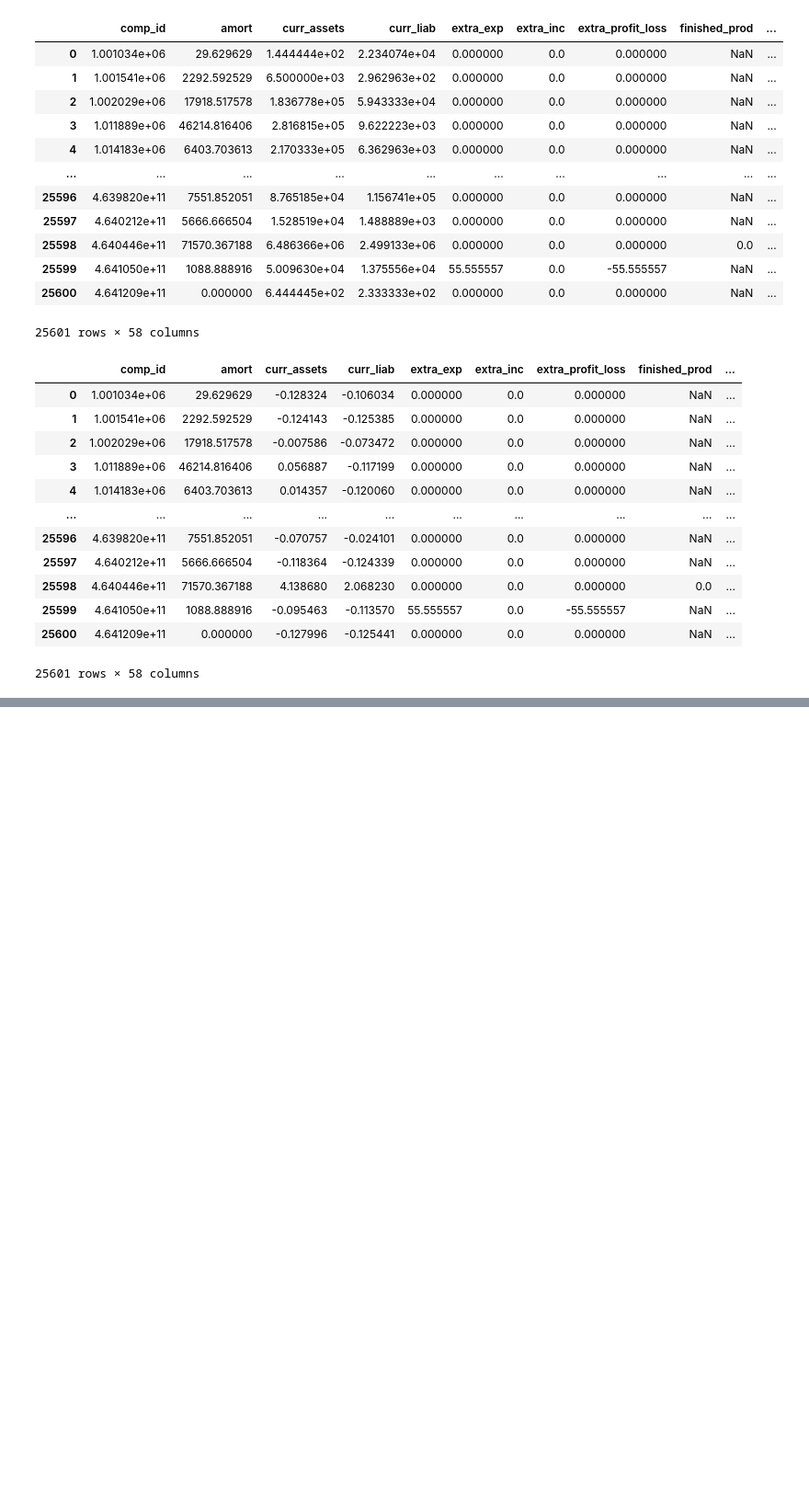
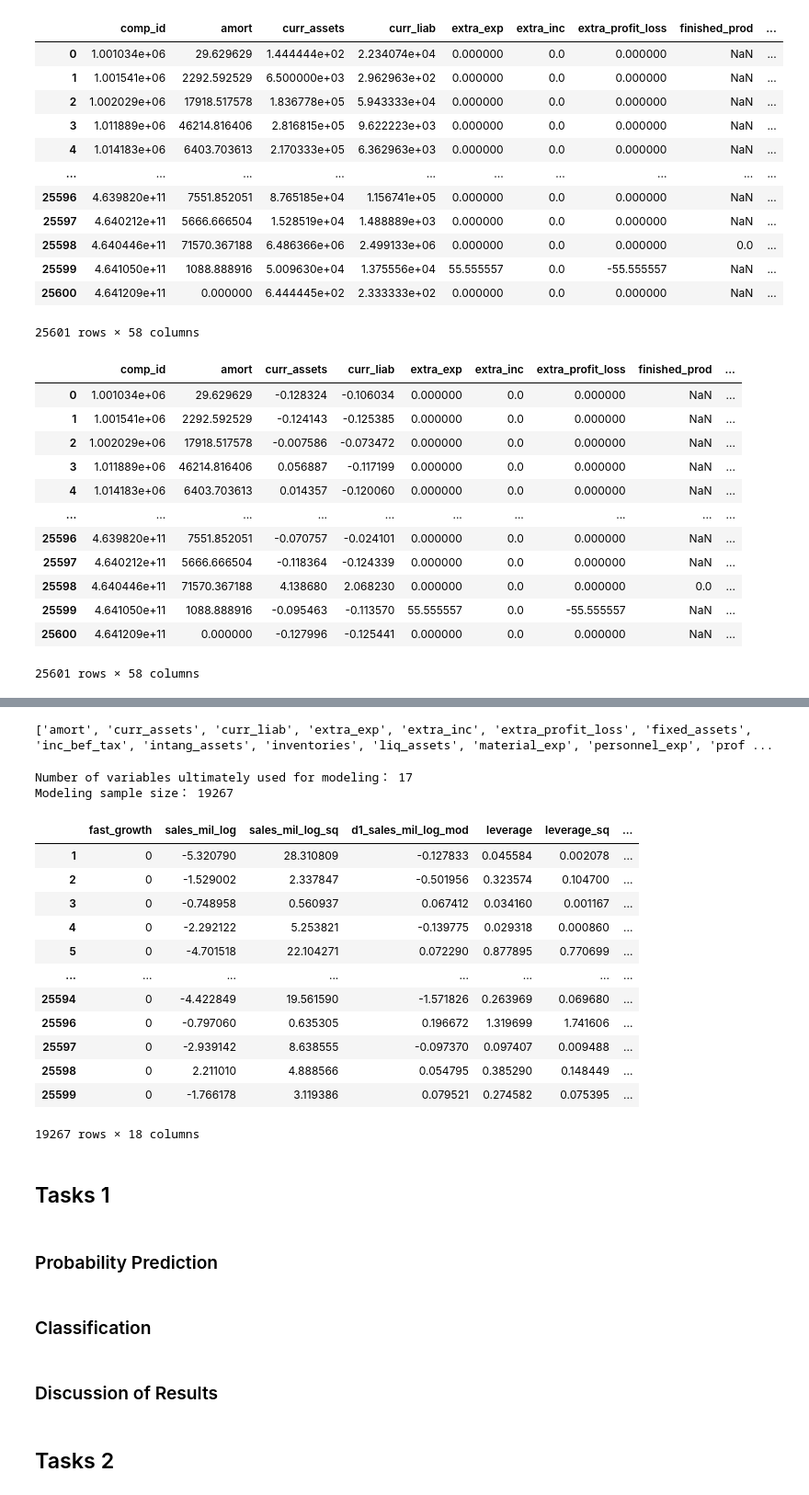
Before and after one commit to HDuo1129/Data-Analysis-3, a Jupyter notebook: Assignment 3/Assignment 3.ipynb, the cells around one changed output, grey strips where cells are left out. Shown: that part at 92% size. Cells and saved outputs as stored; diff of their text form; code cells hidden in the pictures; blank space fills up the shorter version.

```diff
--- a/Assignment 3/Assignment 3.ipynb
+++ b/Assignment 3/Assignment 3.ipynb
@@ -190,3 +190,10 @@ df_scaled
 | 25599 | 4.641050e+11 | 1088.888916 | -0.095463 | -0.113570 | 55.555557 | 0.0 | -55.555557 | NaN | ... |
 | 25600 | 4.641209e+11 | 0.000000 | -0.127996 | -0.125441 | 0.000000 | 0.0 | 0.000000 | NaN | ... |
 25601 rows × 58 columns
+# %%
+exclude_cols = ["comp_id", "year", "fast_growth", "sales_growth_2y"]
+feature_cols = [col for col in df.columns if col not in exclude_cols and df[col].dtype != "object"]
+
+desc_stats = df[feature_cols].describe().T
+desc_stats["missing_pct"] = df[feature_cols].isna().mean().round(4)
+print(desc_stats.round(3))
@@ -192,0 +218,56 @@ df_scaled
+# %%
+selected_features = desc_stats[desc_stats["missing_pct"] <= 0.2].index.tolist()
+df_cleaned = df[["comp_id", "year", "fast_growth"] + selected_features].copy()
+df_cleaned.to_csv("bisnode_model_2014_cleaned_less_missing.csv", index=False)
+
+print(selected_features)
+# %% [output]
+['amort', 'curr_assets', 'curr_liab', 'extra_exp', 'extra_inc', 'extra_profit_loss', 'fixed_assets', 'inc_bef_tax', 'intang_assets', 'inventories', 'liq_assets', 'material_exp', 'personnel_exp', 'prof ...
+# %%
+selected_model_vars = [
+    "sales_mil_log", "sales_mil_log_sq", "d1_sales_mil_log_mod",
+    "leverage", "leverage_sq", "capital_intensity", "liquidity_ratio",
+    "profit_margin",
+    "age", "age_sq", "new",
+    "foreign", "female", "urban_m", "ceo_count",
+    "ind", "ind2"]
+
+df_model = df_cleaned[["fast_growth"] + selected_model_vars].copy()
+df_model = df_model.dropna()
+# %%
+X = df_model.drop(columns=["fast_growth"])
+y = df_model["fast_growth"]
+
+scaler = StandardScaler()
+X_scaled = scaler.fit_transform(X)
+print("Number of variables ultimately used for modeling：", X.shape[1])
+print("Modeling sample size：", X.shape[0])
+# %% [output]
+Number of variables ultimately used for modeling： 17
+Modeling sample size： 19267
+# %%
+df_model
+# %% [output]
+|  | fast_growth | sales_mil_log | sales_mil_log_sq | d1_sales_mil_log_mod | leverage | leverage_sq | ... |
+| 1 | 0 | -5.320790 | 28.310809 | -0.127833 | 0.045584 | 0.002078 | ... |
+| 2 | 0 | -1.529002 | 2.337847 | -0.501956 | 0.323574 | 0.104700 | ... |
+| 3 | 0 | -0.748958 | 0.560937 | 0.067412 | 0.034160 | 0.001167 | ... |
+| 4 | 0 | -2.292122 | 5.253821 | -0.139775 | 0.029318 | 0.000860 | ... |
+| 5 | 0 | -4.701518 | 22.104271 | 0.072290 | 0.877895 | 0.770699 | ... |
+| ... | ... | ... | ... | ... | ... | ... | ... |
+| 25594 | 0 | -4.422849 | 19.561590 | -1.571826 | 0.263969 | 0.069680 | ... |
+| 25596 | 0 | -0.797060 | 0.635305 | 0.196672 | 1.319699 | 1.741606 | ... |
+| 25597 | 0 | -2.939142 | 8.638555 | -0.097370 | 0.097407 | 0.009488 | ... |
+| 25598 | 0 | 2.211010 | 4.888566 | 0.054795 | 0.385290 | 0.148449 | ... |
+| 25599 | 0 | -1.766178 | 3.119386 | 0.079521 | 0.274582 | 0.075395 | ... |
+19267 rows × 18 columns
+# %% [markdown]
+## Tasks 1
+# %% [markdown]
+### Probability Prediction
+# %% [markdown]
+### Classification
+# %% [markdown]
+### Discussion of Results
+# %% [markdown]
+## Tasks 2
```
Also changed, not shown: parts of 1 cell of this notebook.
